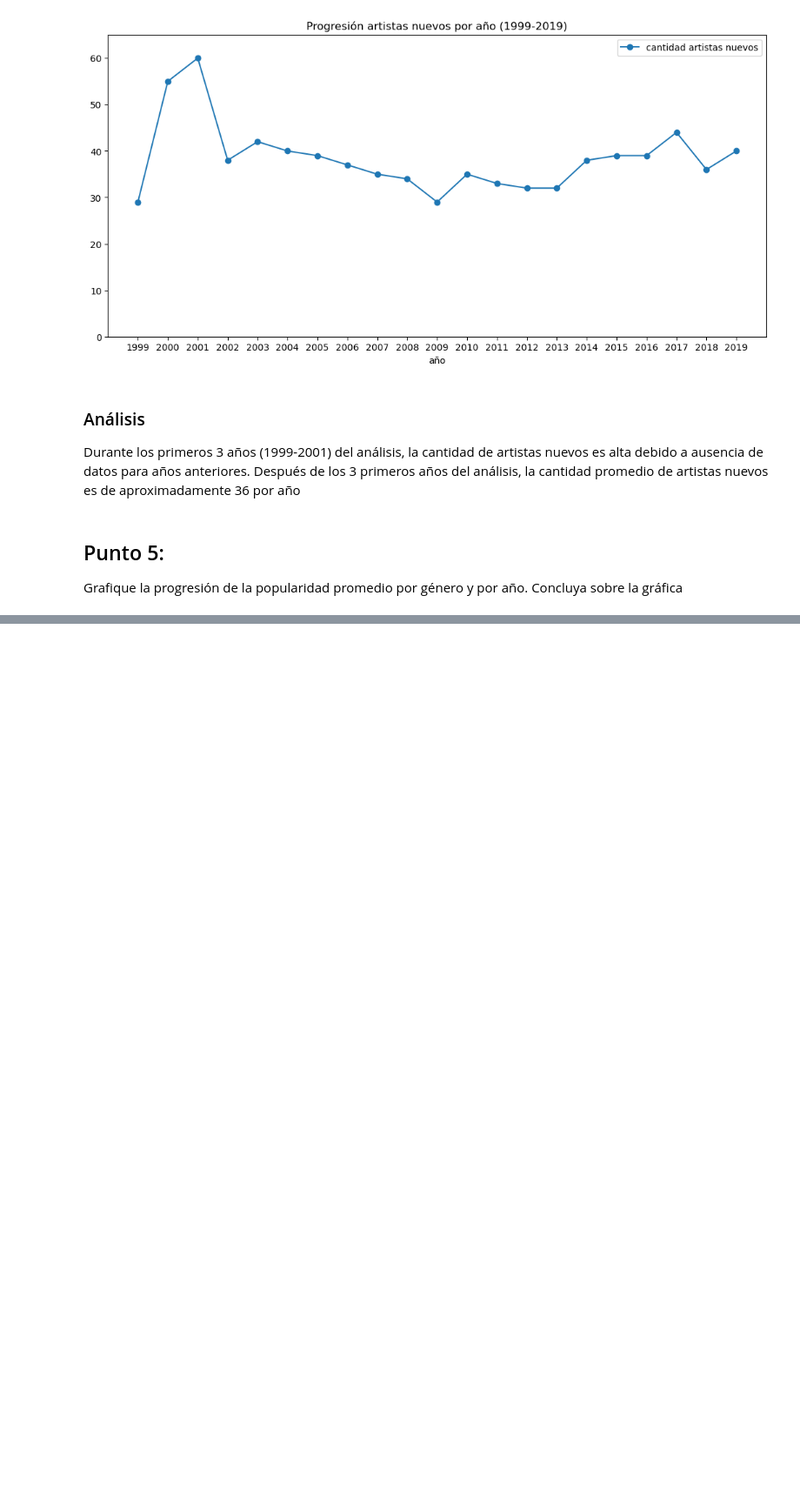
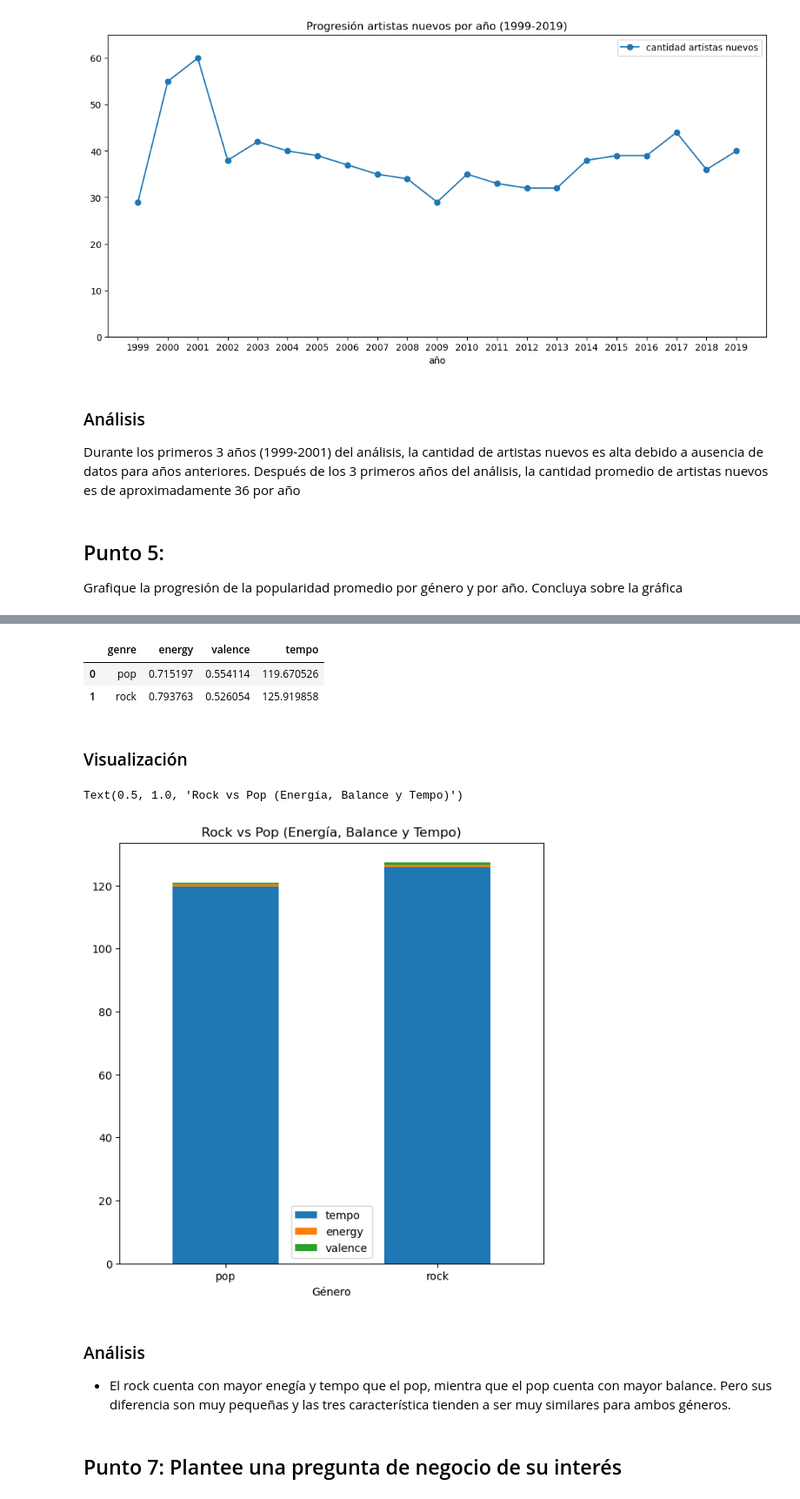
Before and after one commit to j2sanabriam/Taller1-Individual, a Jupyter notebook: Taller1.ipynb, the cells around one changed output, grey strips where cells are left out. Shown at 87% size. Saved outputs shown, nothing was run; the diff lists cells and outputs as text; code cells hidden in the pictures; blank space fills up the shorter version.

Commit message:
actualización puntos 5 y 6

```diff
--- a/Taller1.ipynb
+++ b/Taller1.ipynb
@@ -398,0 +485,24 @@ Grafique la progresión de la popularidad promedio por género y por año. Concl
+# %%
+# filtra filas a trabajar
+dev_df = sptf_df[['genre', 'energy', 'valence', 'tempo']]
+# %%
+#desagregar columna género
+genre = []
+energy = []
+valence = []
+tempo = []
+for i in dev_df.index:
+    genre_list = dev_df["genre"][i].split(',')
+    for gen in genre_list:
+        energy.append(dev_df["energy"][i])
+        valence.append(dev_df["valence"][i])
+        tempo.append(dev_df["tempo"][i])
+        genre.append(gen.strip().replace('"',''))
+
+data = {'genre': genre,
+    'energy': energy,
+    'valence': valence,
+    'tempo': tempo}
+new_df = pd.DataFrame(data)
+
+new_df
@@ -398,0 +523,26 @@ Grafique la progresión de la popularidad promedio por género y por año. Concl
+# %%
+# filtra géneros a trabajar
+new_df = new_df[new_df.genre.isin(['pop', 'rock'])]
+# calcula promedio de las características para los géneros (pop y rock)
+new_df2 = new_df.groupby(['genre']).mean().reset_index()
+new_df2
+# %% [output]
+|  | genre | energy | valence | tempo |
+| 0 | pop | 0.715197 | 0.554114 | 119.670526 |
+| 1 | rock | 0.793763 | 0.526054 | 125.919858 |
+# %% [markdown]
+### Visualización
+# %%
+ax = new_df2.plot.bar(x='genre', y=["tempo", "energy", "valence"],figsize=(7,7), stacked = 'True')
+ax.set_ylabel('')
+ax.set_xlabel('Género')
+ax.tick_params(axis="x", labelrotation = 0)
+ax.set_title('Rock vs Pop (Energía, Balance y Tempo)')
+# %% [output]
+Text(0.5, 1.0, 'Rock vs Pop (Energía, Balance y Tempo)')
+[figure, added]
+# %% [markdown]
+### Análisis
+- El rock cuenta con mayor enegía y tempo que el pop, mientra que el pop cuenta con mayor balance. Pero sus diferencia son muy pequeñas y las tres característica tienden a ser muy similares para ambos géneros.
+# %% [markdown]
+## Punto 7: Plantee una pregunta de negocio de su interés
```
Also changed, not shown: parts of 13 cells of this notebook.
